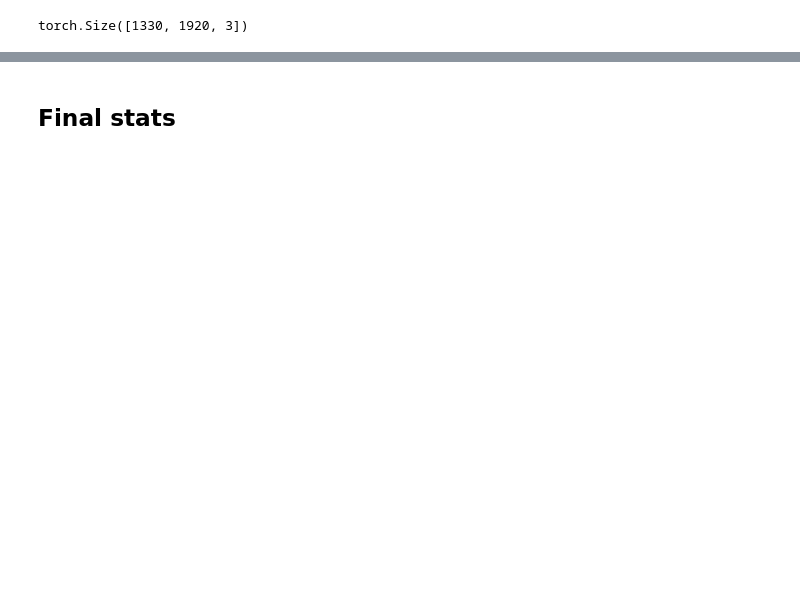
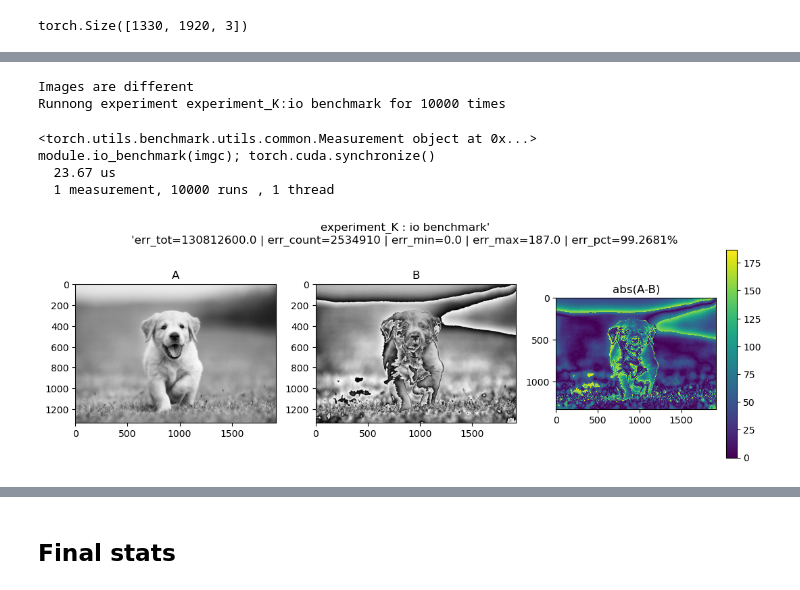
Before and after one commit to artste/lecture2, a Jupyter notebook: lecture3/cuda_rgb_to_gray_refactor.ipynb, the cells around one changed output, grey strips where cells are left out. Cells and saved outputs as stored; diff of their text form; code cells hidden in the pictures; blank space fills up the shorter version.

```diff
--- a/lecture3/cuda_rgb_to_gray_refactor.ipynb
+++ b/lecture3/cuda_rgb_to_gray_refactor.ipynb
@@ -101,6 +115,6 @@ def load_cuda(cuda_src, cpp_src, funcs, opt=False, verbose=False):
 # %%
 # Move image to cuda
-imgc = img.contiguous().cuda() # it's important that memory is contigous
+imgc = bimg.contiguous().cuda() # it's important that memory is contigous
 # %%
 # Benchmark functions
 import timeit
@@ -736,0 +754,51 @@ module.rgb_to_grayscale_hwc(hwc_cuda); torch.cuda.synchronize()
+# %%
+cuda_src = cuda_begin + r'''
+// kernel
+__global__ void io_benchmark_kernel(unsigned char* x, unsigned char* out, int n) {
+    int i = blockIdx.x*blockDim.x + threadIdx.x;
+    if (i<n) { // basic check
+        // Indexing
+        auto r = x[i];
+        auto g = x[i+n];
+        auto b = x[i+2*n];
+        // Compute and modify output
+        out[i] = r+g+b; // we need to "use" them oherwise optimization may avoid to read the values
+    }
+}
+
+#define R_FACTOR (0.2989)
+#define G_FACTOR (0.5870)
+#define B_FACTOR (0.1140)
+
+torch::Tensor io_benchmark(torch::Tensor input) {
+    CHECK_INPUT(input);
+    int h = input.size(1);
+    int w = input.size(2);
+    // pre compute per-channel float lookup tables
+    auto output = torch::empty({h,w}, input.options()); // empty tensor created
+    int threads = 256;
+    int blocks = cdiv(w*h,threads);
+    io_benchmark_kernel<<<blocks, threads>>>(
+        input.data_ptr<unsigned char>(), output.data_ptr<unsigned char>(), w*h);
+    C10_CUDA_KERNEL_LAUNCH_CHECK();
+    return output;
+}'''
+
+module = load_cuda(cuda_src,
+                   "torch::Tensor io_benchmark(torch::Tensor input);",
+                   ['io_benchmark'])
+# %%
+%%testcell
+current_experiment = 'experiment_K'
+current_note = 'io benchmark'
+compare_img(img_gray_original,module.io_benchmark(imgc).cpu(),experiment_name=current_experiment,note=current_note,assert_compare=False)
+benchmark(current_experiment,note=current_note,
+          stmt='module.io_benchmark(imgc); torch.cuda.synchronize()')
+# %% [output]
+Images are different
+Runnong experiment experiment_K:io benchmark for 10000 times
+<torch.utils.benchmark.utils.common.Measurement object at 0x...>
+module.io_benchmark(imgc); torch.cuda.synchronize()
+  23.67 us
+  1 measurement, 10000 runs , 1 thread
+[figure, added]
```
Also changed, not shown: parts of 29 cells of this notebook.
